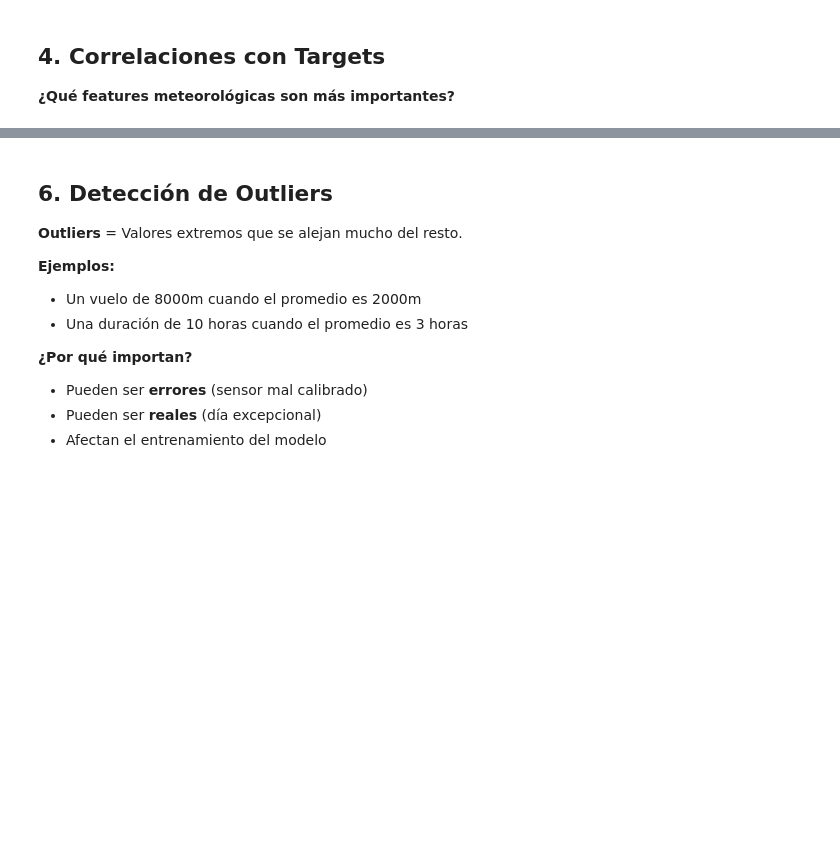
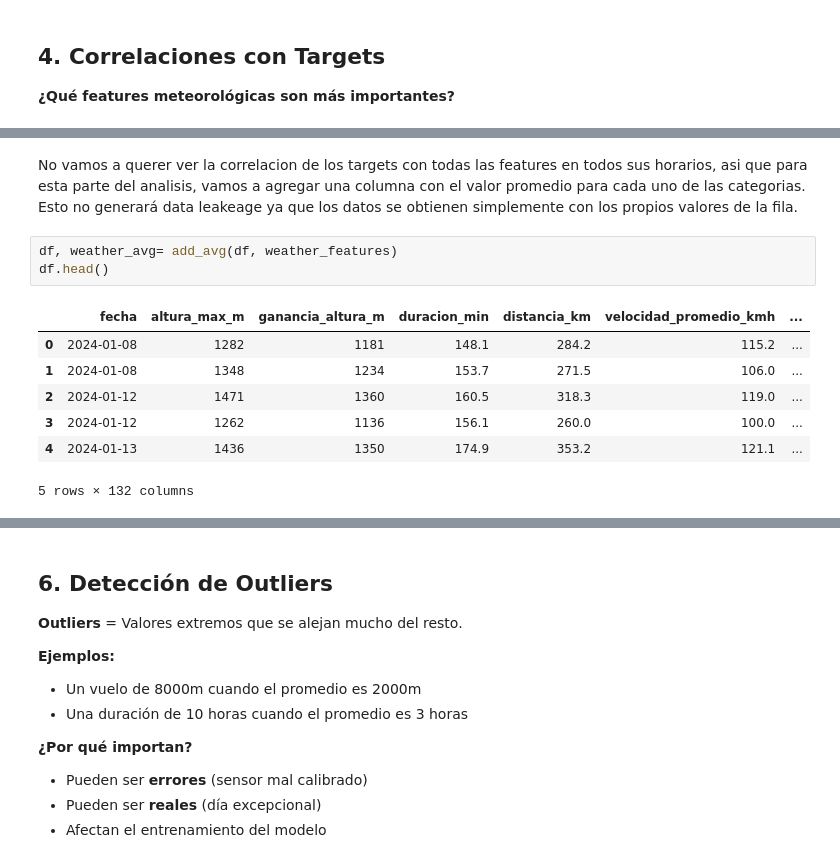
Before and after one commit to estanislaomolina/TP-Final-ML, a Jupyter notebook: data analysis/01_EDA_Preprocesamiento.ipynb, the cells around one changed output, grey strips where cells are left out. Drawn from its saved outputs; the diff is of its cells as text; blank space fills up the shorter version.

Commit message:
todo listo hasta la seccion 6 (sin incluir)

```diff
--- a/data analysis/01_EDA_Preprocesamiento.ipynb
+++ b/data analysis/01_EDA_Preprocesamiento.ipynb
@@ -164 +182,14 @@ for col in flight_features:
+# %% [markdown]
+No vamos a querer ver la correlacion de los targets con todas las features en todos sus horarios, asi que para esta parte del analisis, vamos a agregar una columna con el valor promedio para cada uno de las categorias. Esto no generará data leakeage ya que los datos se obtienen simplemente con los propios valores de la fila.
+# %%
+df, weather_avg= add_avg(df, weather_features)
+df.head()
+# %% [output]
+|  | fecha | altura_max_m | ganancia_altura_m | duracion_min | distancia_km | velocidad_promedio_kmh | ... |
+| 0 | 2024-01-08 | 1282 | 1181 | 148.1 | 284.2 | 115.2 | ... |
+| 1 | 2024-01-08 | 1348 | 1234 | 153.7 | 271.5 | 106.0 | ... |
+| 2 | 2024-01-12 | 1471 | 1360 | 160.5 | 318.3 | 119.0 | ... |
+| 3 | 2024-01-12 | 1262 | 1136 | 156.1 | 260.0 | 100.0 | ... |
+| 4 | 2024-01-13 | 1436 | 1350 | 174.9 | 353.2 | 121.1 | ... |
+5 rows × 132 columns
 # %%
```
Also changed, not shown: parts of 13 cells of this notebook, 2 other files.
